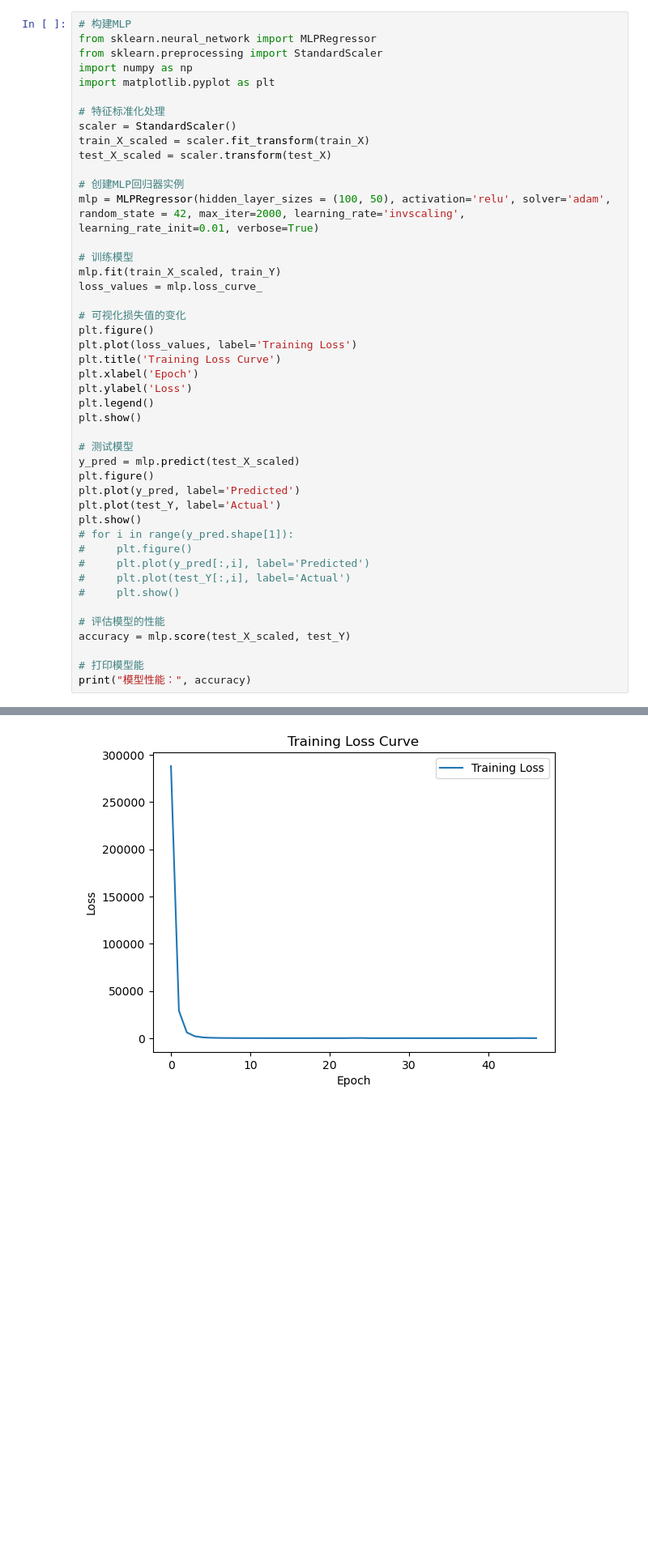
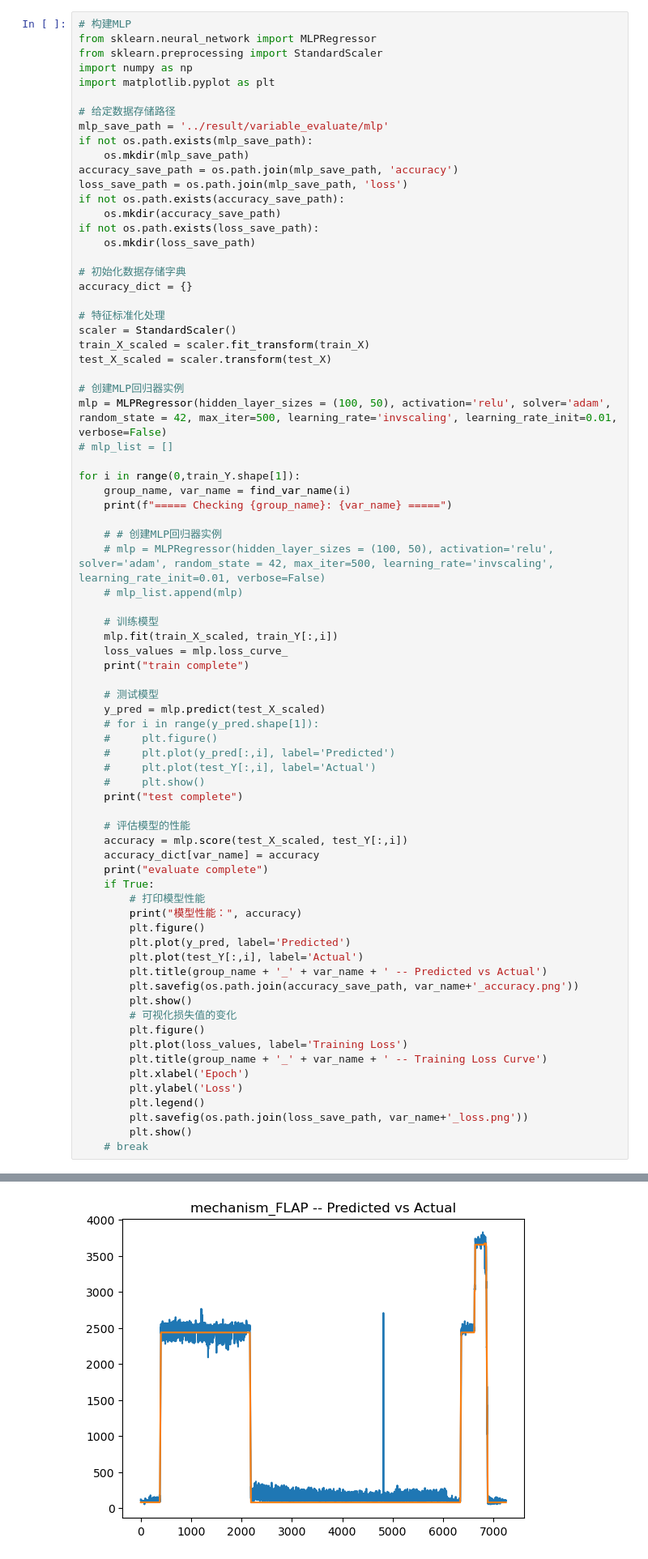
Before and after one commit to srt-uncertainty-wind/code, a Jupyter notebook: variableEvaluate_MLP.ipynb, the cells around one changed output, grey strips where cells are left out. Shown at 81% size. Drawn from its saved outputs; the diff is of its cells as text; blank space fills up the shorter version.

```diff
--- a/variableEvaluate_MLP.ipynb
+++ b/variableEvaluate_MLP.ipynb
@@ -237,42 +253,72 @@ from sklearn.preprocessing import StandardScaler
 import numpy as np
 import matplotlib.pyplot as plt
 
+# 给定数据存储路径
+mlp_save_path = '../result/variable_evaluate/mlp'
+if not os.path.exists(mlp_save_path):
+    os.mkdir(mlp_save_path)
+accuracy_save_path = os.path.join(mlp_save_path, 'accuracy')
+loss_save_path = os.path.join(mlp_save_path, 'loss')
+if not os.path.exists(accuracy_save_path):
+    os.mkdir(accuracy_save_path)
+if not os.path.exists(loss_save_path):
+    os.mkdir(loss_save_path)
+
+# 初始化数据存储字典
+accuracy_dict = {}
+
 # 特征标准化处理
 scaler = StandardScaler()
 train_X_scaled = scaler.fit_transform(train_X)
 test_X_scaled = scaler.transform(test_X)
 
 # 创建MLP回归器实例
-mlp = MLPRegressor(hidden_layer_sizes = (100, 50), activation='relu', solver='adam', random_state = 42, max_iter=2000, learning_rate='invscaling', learning_rate_init=0.01, verbose=True)
+mlp = MLPRegressor(hidden_layer_sizes = (100, 50), activation='relu', solver='adam', random_state = 42, max_iter=500, learning_rate='invscaling', learning_rate_init=0.01, verbose=False)
+# mlp_list = []
 
-# 训练模型
-mlp.fit(train_X_scaled, train_Y)
-loss_values = mlp.loss_curve_
+for i in range(0,train_Y.shape[1]):
+    group_name, var_name = find_var_name(i)
+    print(f"===== Checking {group_name}: {var_name} =====")
 
-# 可视化损失值的变化
-plt.figure()
-plt.plot(loss_values, label='Training Loss')
-plt.title('Training Loss Curve')
-plt.xlabel('Epoch')
-plt.ylabel('Loss')
-plt.legend()
-plt.show()
+    # # 创建MLP回归器实例
+    # mlp = MLPRegressor(hidden_layer_sizes = (100, 50), activation='relu', solver='adam', random_state = 42, max_iter=500, learning_rate='invscaling', learning_rate_init=0.01, verbose=False)
+    # mlp_list.append(mlp)
 
-# 测试模型
-y_pred = mlp.predict(test_X_scaled)
-plt.figure()
-plt.plot(y_pred, label='Predicted')
-plt.plot(test_Y, label='Actual')
-plt.show()
-# for i in range(y_pred.shape[1]):
-#     plt.figure()
-#     plt.plot(y_pred[:,i], label='Predicted')
-#     plt.plot(test_Y[:,i], label='Actual')
-#     plt.show()
+    # 训练模型
+    mlp.fit(train_X_scaled, train_Y[:,i])
+    loss_values = mlp.loss_curve_
+    print("train complete")
 
-# 评估模型的性能
-accuracy = mlp.score(test_X_scaled, test_Y)
+    # 测试模型
+    y_pred = mlp.predict(test_X_scaled)
+    # for i in range(y_pred.shape[1]):
+    #     plt.figure()
+    #     plt.plot(y_pred[:,i], label='Predicted')
+    #     plt.plot(test_Y[:,i], label='Actual')
+    #     plt.show()
+    print("test complete")
 
-# 打印模型能
-print("模型性能：", accuracy)
+    # 评估模型的性能
+    accuracy = mlp.score(test_X_scaled, test_Y[:,i])
+    accuracy_dict[var_name] = accuracy
+    print("evaluate complete")
+    if True:
+        # 打印模型性能
+        print("模型性能：", accuracy)
+        plt.figure()
+        plt.plot(y_pred, label='Predicted')
+        plt.plot(test_Y[:,i], label='Actual')
+        plt.title(group_name + '_' + var_name + ' -- Predicted vs Actual')
+        plt.savefig(os.path.join(accuracy_save_path, var_name+'_accuracy.png'))
+        plt.show()
+        # 可视化损失值的变化
+        plt.figure()
+        plt.plot(loss_values, label='Training Loss')
+        plt.title(group_name + '_' + var_name + ' -- Training Loss Curve')
+        plt.xlabel('Epoch')
+        plt.ylabel('Loss')
+        plt.legend()
+        plt.savefig(os.path.join(loss_save_path, var_name+'_loss.png'))
+        plt.show()
+    # break
 # %% [output]
@@ -296 +330 @@ Training loss did not improve more than tol=0.000100 for 10 consecutive epochs.
-[figure, old version]
+[figure, new version]
```
Also changed, not shown: parts of 5 cells of this notebook.
